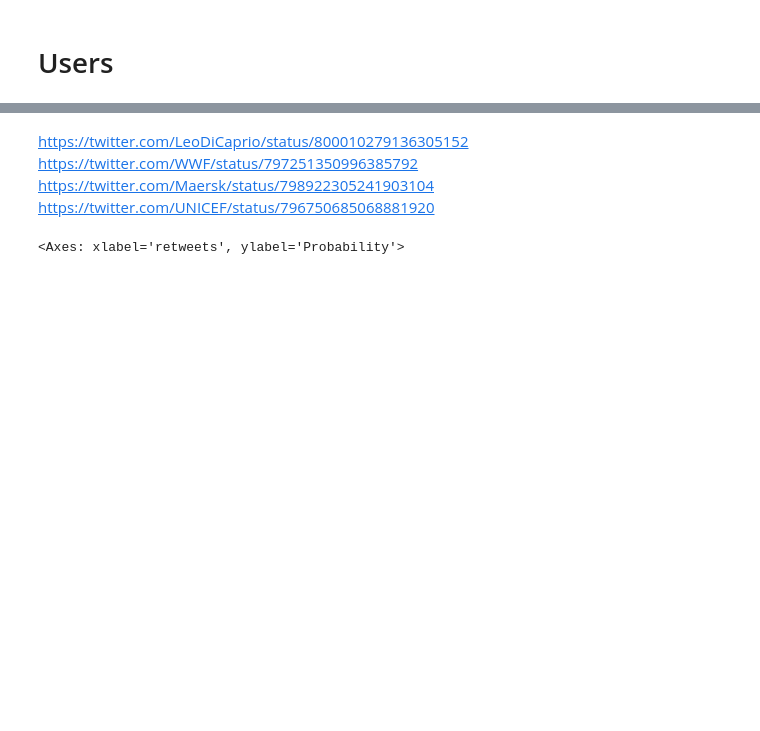
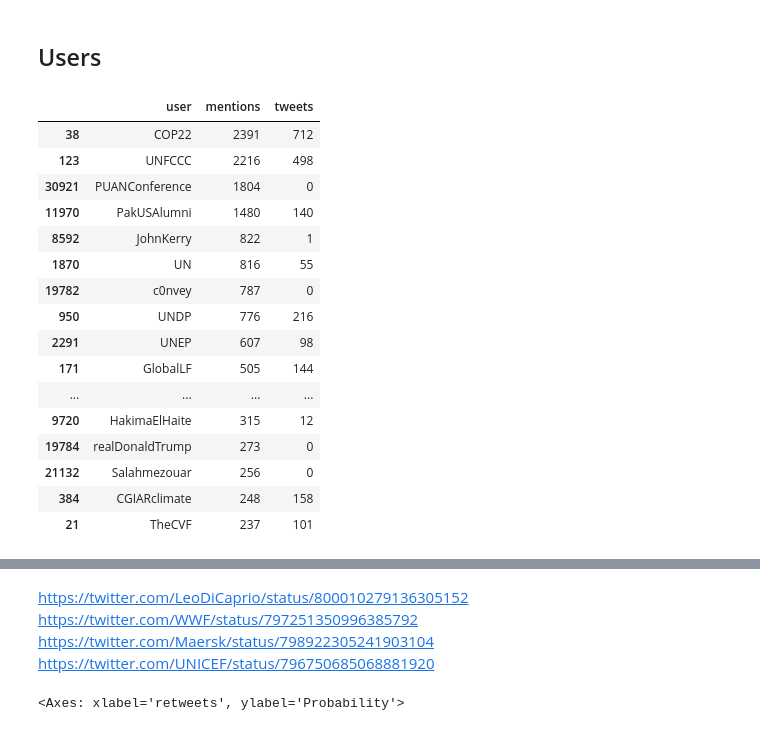
Before and after one commit to alessiogandelli/tweets-to-topic-network, a Jupyter notebook: src/others/report.ipynb, the cells around one changed output, grey strips where cells are left out. Drawn from its saved outputs; the diff is of its cells as text; code cells hidden in the pictures; blank space fills up the shorter version.

```diff
--- a/src/others/report.ipynb
+++ b/src/others/report.ipynb
@@ -43,8 +46,26 @@ Number of users:  134212
 # %% [markdown]
-# Users
+## Users
 # %%
 user_outdegree = g.degree(user, mode='out')
 user_indegree = g.degree(user, mode='in')
 df_user_degree = pd.DataFrame({'user': user['label'], 'mentions': user_indegree, 'tweets': user_outdegree})
-df_user_degree
+df_user_degree.sort_values(by='mentions', ascending=False).head(20)
+# %% [output]
+|  | user | mentions | tweets |
+| 38 | COP22 | 2391 | 712 |
+| 123 | UNFCCC | 2216 | 498 |
+| 30921 | PUANConference | 1804 | 0 |
+| 11970 | PakUSAlumni | 1480 | 140 |
+| 8592 | JohnKerry | 822 | 1 |
+| 1870 | UN | 816 | 55 |
+| 19782 | c0nvey | 787 | 0 |
+| 950 | UNDP | 776 | 216 |
+| 2291 | UNEP | 607 | 98 |
+| 171 | GlobalLF | 505 | 144 |
+| ... | ... | ... | ... |
+| 9720 | HakimaElHaite | 315 | 12 |
+| 19784 | realDonaldTrump | 273 | 0 |
+| 21132 | Salahmezouar | 256 | 0 |
+| 384 | CGIARclimate | 248 | 158 |
+| 21 | TheCVF | 237 | 101 |
 # %%
```
Also changed, not shown: parts of 20 cells of this notebook, 8 other files.
